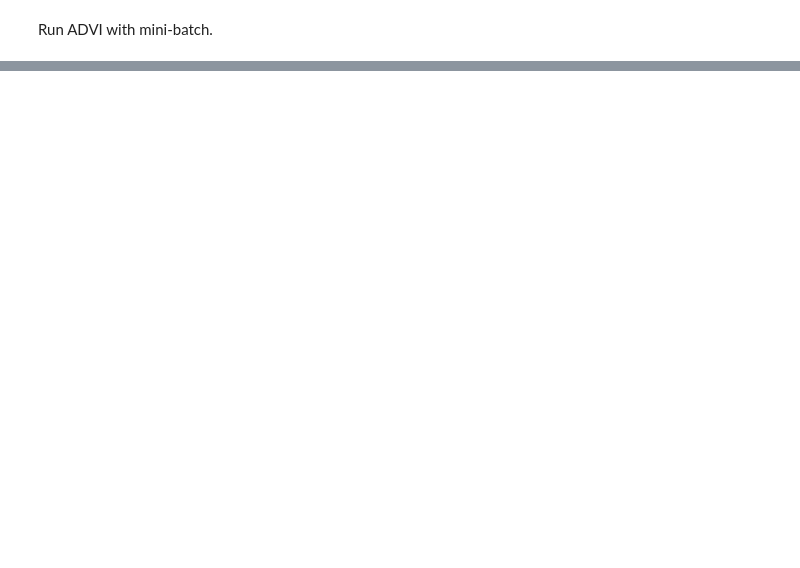
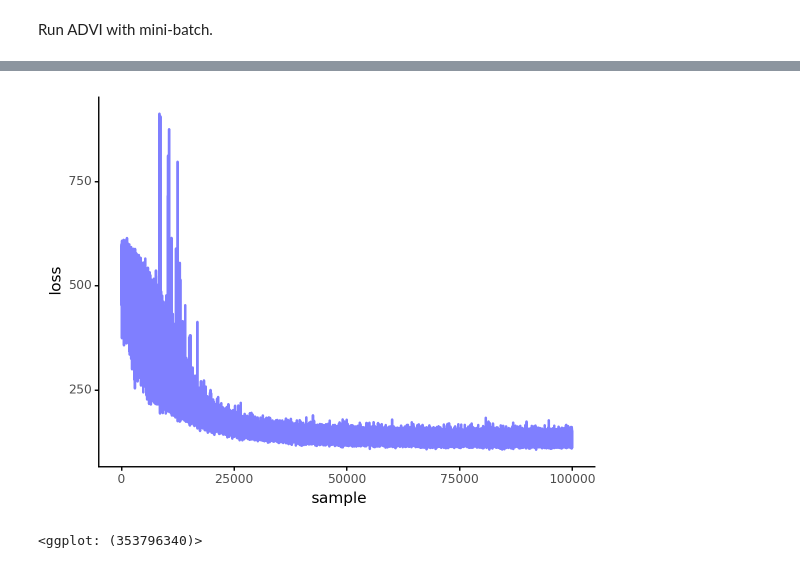
Before and after one commit to jhrcook/pymc3-tutorials, a Jupyter notebook: 016_mini-batch-advi-on-hierarchical-regression.ipynb, the cells around one changed output, grey strips where cells are left out. Saved outputs shown, nothing was run; the diff lists cells and outputs as text; code cells hidden in the pictures; blank space fills up the shorter version.

Commit message:
tutorial: experiment with mini-batch and ADVI performance

```diff
--- a/016_mini-batch-advi-on-hierarchical-regression.ipynb
+++ b/016_mini-batch-advi-on-hierarchical-regression.ipynb
@@ -6,6 +8,10 @@ They affect the likelihood function, but are not random variables.
 "When using mini-batch, we should take care of that."
 # %%
 %env THEANO_FLAGS=device=cpu, floatX=float32, warn_float64=ignore
+
+import re
+import sys
+from typing import Iterable, List, Optional, Tuple
 
 import arviz as az
 import matplotlib.pyplot as plt
@@ -17,7 +23,7 @@ import theano
 import theano.tensor as tt
 
 %config InlineBackend.figure_format = 'retina'
-gg.theme_set(gg.theme_minimal())
+gg.theme_set(gg.theme_classic() + gg.theme(strip_background=gg.element_blank()))
 
 %load_ext memory_profiler
 
@@ -37,5 +48,6 @@ For this example, `log_radon_t` is the dependent variable ($y$) and `floor_t` an
 # %%
-log_radon_t = pm.Minibatch(data.log_radon.values, 100)
-floor_t = pm.Minibatch(data.floor.values, 100)
-county_idx_t = pm.Minibatch(data.county_code.values, 100)
+batch_size = 100
+log_radon_t = pm.Minibatch(data.log_radon.values, batch_size)
+floor_t = pm.Minibatch(data.floor.values, batch_size)
+county_idx_t = pm.Minibatch(data.county_code.values, batch_size)
 # %%
@@ -68,7 +77,10 @@ pm.model_to_graphviz(hierarchical_model_batch)
 # %% [markdown]
 Run ADVI with mini-batch.
 # %%
-# with hierarchical_model_batch:
-#     approx = pm.fit(
-#         100000, callbacks=[pm.callbacks.CheckParametersConvergence(tolerance=1e-4)]
-#     )
+%%time
+with hierarchical_model_batch:
+    approx = pm.fit(
+        100000,
+        callbacks=[pm.callbacks.CheckParametersConvergence(tolerance=1e-4)],
+        random_seed=RANDOM_SEED,
+    )
@@ -75,8 +92,11 @@ Run ADVI with mini-batch.
 # %%
-# plot_data = pd.DataFrame({"x": np.arange(0, len(approx.hist)), "loss": approx.hist})
+plot_data = pd.DataFrame({"x": np.arange(0, len(approx.hist)), "loss": approx.hist})
 
-# (
-#     gg.ggplot(plot_data, gg.aes(x="x", y="loss"))
-#     + gg.geom_line(alpha=0.5, color="blue", size=1)
-#     + gg.labs(x="sample", y="loss")
-# )
+(
+    gg.ggplot(plot_data, gg.aes(x="x", y="loss"))
+    + gg.geom_line(alpha=0.5, color="blue", size=1)
+    + gg.labs(x="sample", y="loss")
+)
+# %% [output]
+[figure, added]
+<ggplot: (353796340)>
```
Also changed, not shown: parts of 23 cells of this notebook, 6 other files.
